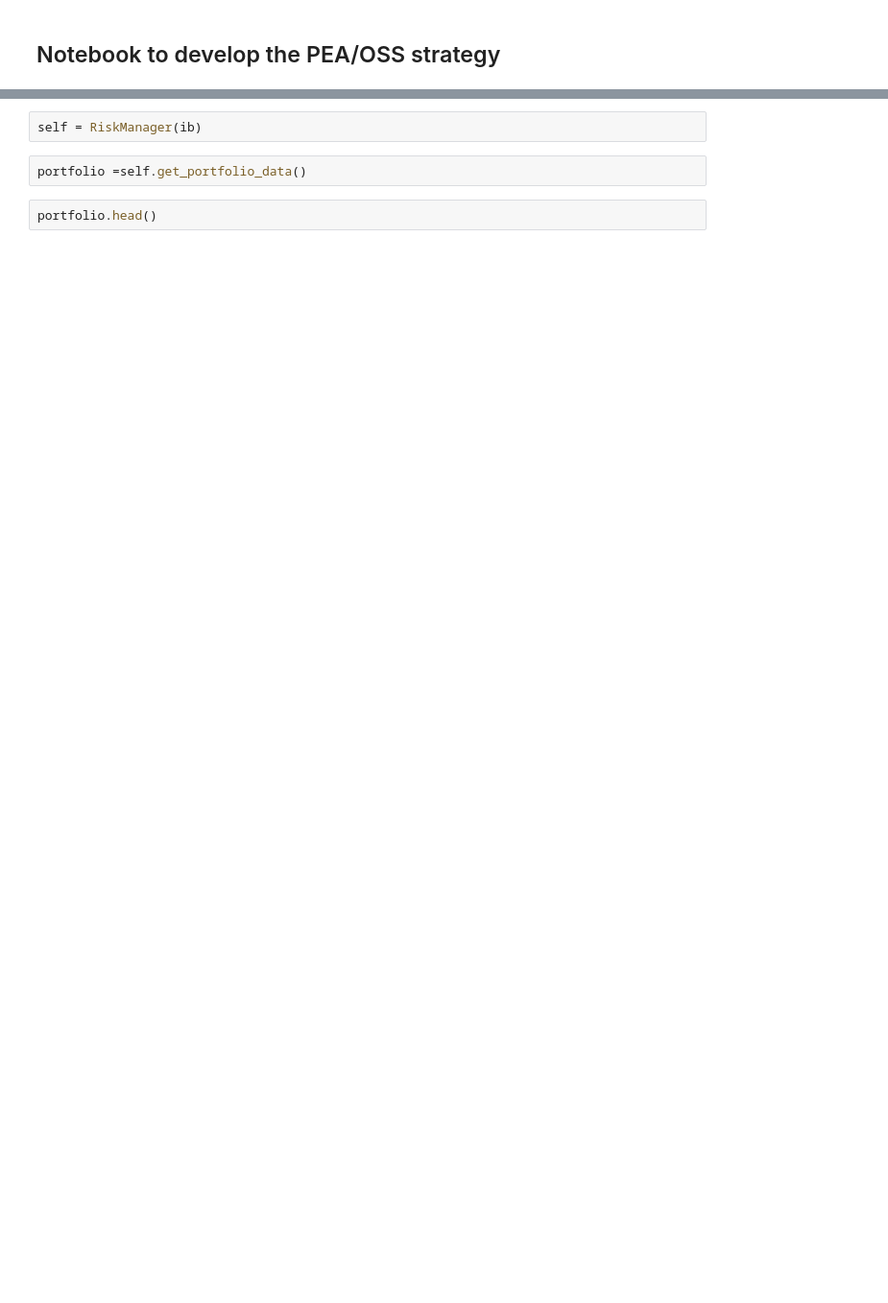
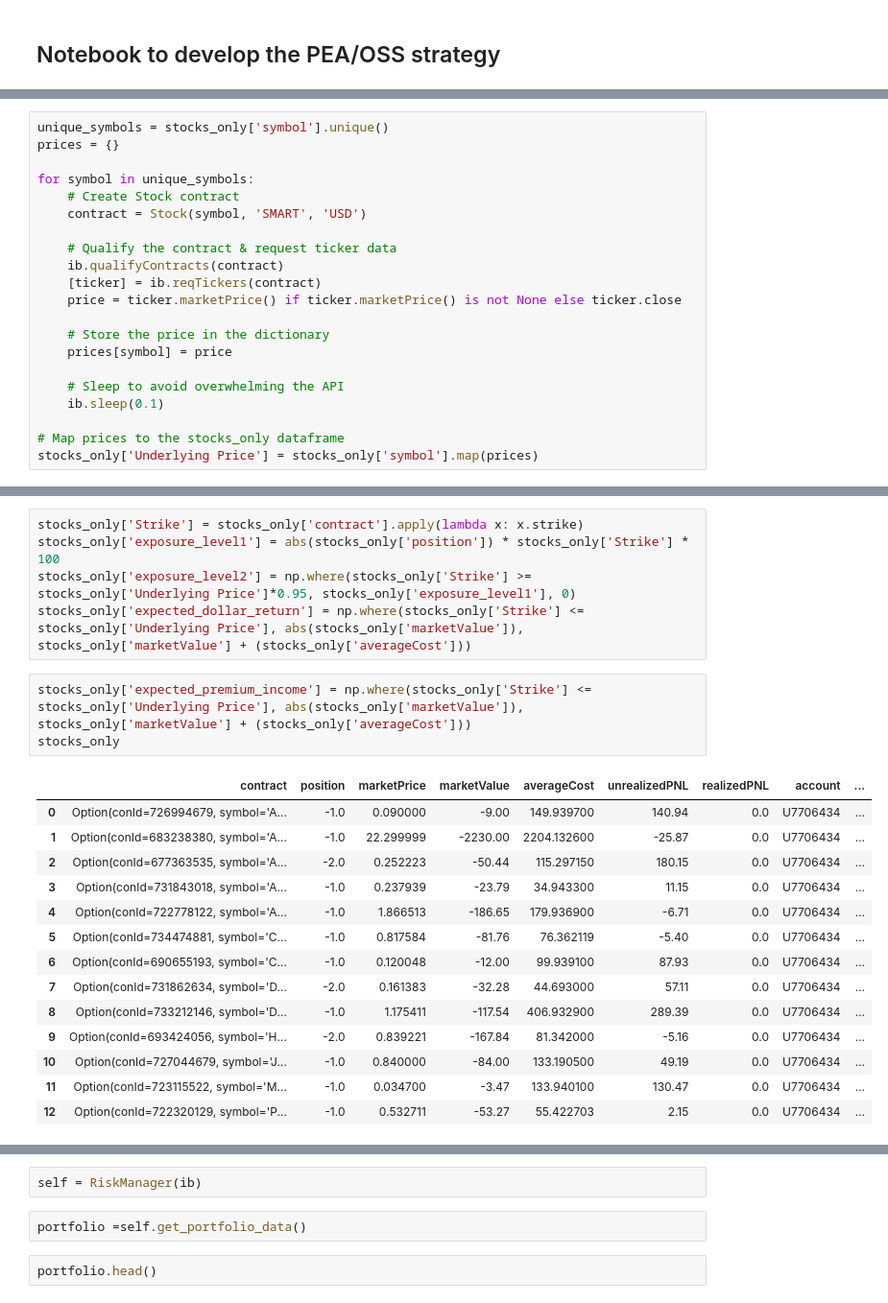
Before and after one commit to lowQuant/IB-Multi-Strategy-ATS, a Jupyter notebook: data_and_research/notebooks/pea_oss.ipynb, the cells around one changed output, grey strips where cells are left out. Shown: that part at 96% size. Cells and saved outputs as stored; diff of their text form; blank space fills up the shorter version.

```diff
--- a/data_and_research/notebooks/pea_oss.ipynb
+++ b/data_and_research/notebooks/pea_oss.ipynb
@@ -16,0 +182,21 @@ ib = connect_to_IB(clientid=5)
+# %%
+unique_symbols = stocks_only['symbol'].unique()
+prices = {}
+
+for symbol in unique_symbols:
+    # Create Stock contract
+    contract = Stock(symbol, 'SMART', 'USD')
+
+    # Qualify the contract & request ticker data
+    ib.qualifyContracts(contract)
+    [ticker] = ib.reqTickers(contract)
+    price = ticker.marketPrice() if ticker.marketPrice() is not None else ticker.close
+
+    # Store the price in the dictionary
+    prices[symbol] = price
+
+    # Sleep to avoid overwhelming the API
+    ib.sleep(0.1)
+
+# Map prices to the stocks_only dataframe
+stocks_only['Underlying Price'] = stocks_only['symbol'].map(prices)
@@ -16,0 +212,23 @@ ib = connect_to_IB(clientid=5)
+# %%
+stocks_only['Strike'] = stocks_only['contract'].apply(lambda x: x.strike)
+stocks_only['exposure_level1'] = abs(stocks_only['position']) * stocks_only['Strike'] * 100
+stocks_only['exposure_level2'] = np.where(stocks_only['Strike'] >= stocks_only['Underlying Price']*0.95, stocks_only['exposure_level1'], 0)
+stocks_only['expected_dollar_return'] = np.where(stocks_only['Strike'] <= stocks_only['Underlying Price'], abs(stocks_only['marketValue']), stocks_only['marketValue'] + (stocks_only['averageCost']))
+# %%
+stocks_only['expected_premium_income'] = np.where(stocks_only['Strike'] <= stocks_only['Underlying Price'], abs(stocks_only['marketValue']), stocks_only['marketValue'] + (stocks_only['averageCost']))
+stocks_only
+# %% [output]
+|  | contract | position | marketPrice | marketValue | averageCost | unrealizedPNL | realizedPNL | account | ... |
+| 0 | Option(conId=726994679, symbol='A... | -1.0 | 0.090000 | -9.00 | 149.939700 | 140.94 | 0.0 | U7706434 | ... |
+| 1 | Option(conId=683238380, symbol='A... | -1.0 | 22.299999 | -2230.00 | 2204.132600 | -25.87 | 0.0 | U7706434 | ... |
+| 2 | Option(conId=677363535, symbol='A... | -2.0 | 0.252223 | -50.44 | 115.297150 | 180.15 | 0.0 | U7706434 | ... |
+| 3 | Option(conId=731843018, symbol='A... | -1.0 | 0.237939 | -23.79 | 34.943300 | 11.15 | 0.0 | U7706434 | ... |
+| 4 | Option(conId=722778122, symbol='A... | -1.0 | 1.866513 | -186.65 | 179.936900 | -6.71 | 0.0 | U7706434 | ... |
+| 5 | Option(conId=734474881, symbol='C... | -1.0 | 0.817584 | -81.76 | 76.362119 | -5.40 | 0.0 | U7706434 | ... |
+| 6 | Option(conId=690655193, symbol='C... | -1.0 | 0.120048 | -12.00 | 99.939100 | 87.93 | 0.0 | U7706434 | ... |
+| 7 | Option(conId=731862634, symbol='D... | -2.0 | 0.161383 | -32.28 | 44.693000 | 57.11 | 0.0 | U7706434 | ... |
+| 8 | Option(conId=733212146, symbol='D... | -1.0 | 1.175411 | -117.54 | 406.932900 | 289.39 | 0.0 | U7706434 | ... |
+| 9 | Option(conId=693424056, symbol='H... | -2.0 | 0.839221 | -167.84 | 81.342000 | -5.16 | 0.0 | U7706434 | ... |
+| 10 | Option(conId=727044679, symbol='J... | -1.0 | 0.840000 | -84.00 | 133.190500 | 49.19 | 0.0 | U7706434 | ... |
+| 11 | Option(conId=723115522, symbol='M... | -1.0 | 0.034700 | -3.47 | 133.940100 | 130.47 | 0.0 | U7706434 | ... |
+| 12 | Option(conId=722320129, symbol='P... | -1.0 | 0.532711 | -53.27 | 55.422703 | 2.15 | 0.0 | U7706434 | ... |
```
Also changed, not shown: parts of 22 cells of this notebook, 2 other files.
